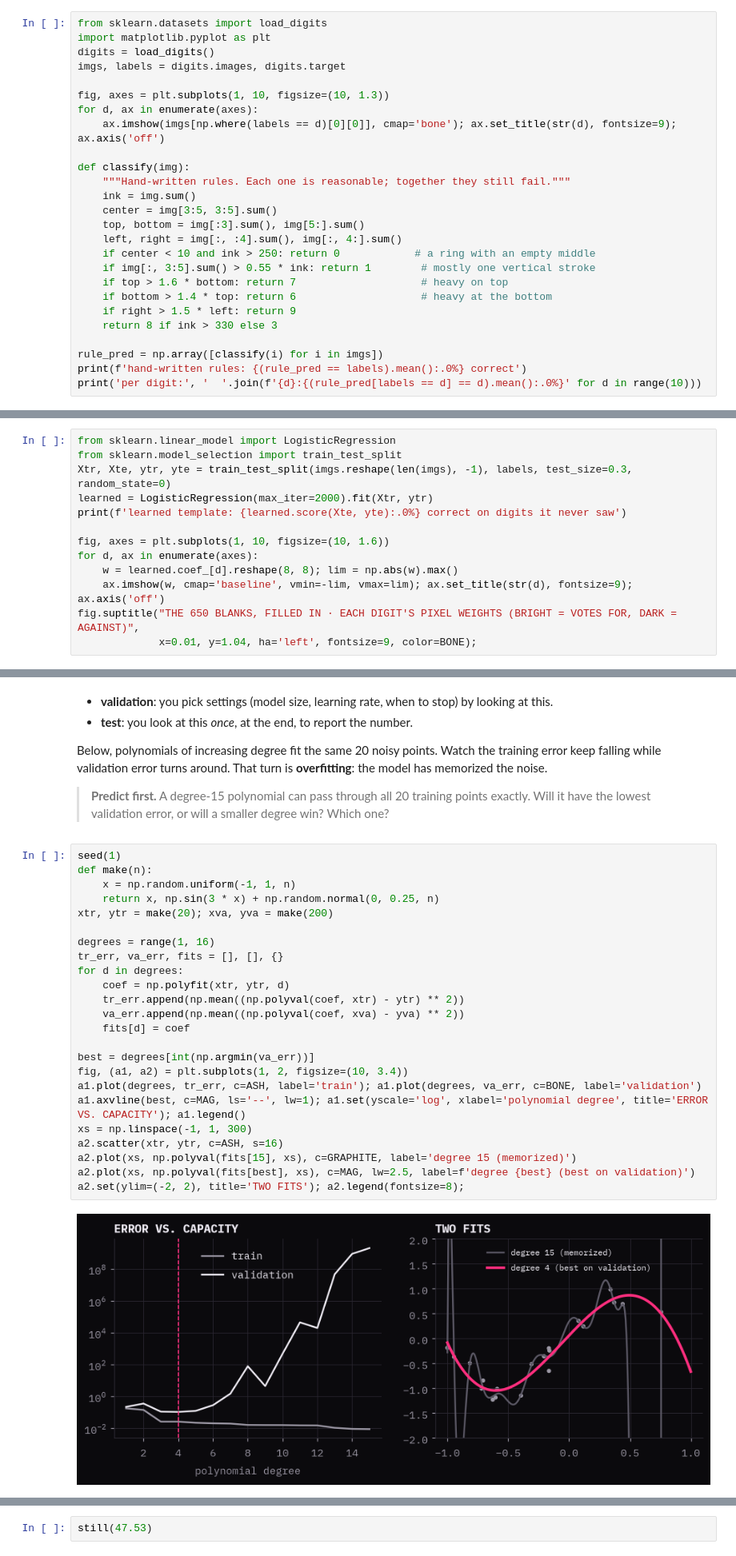
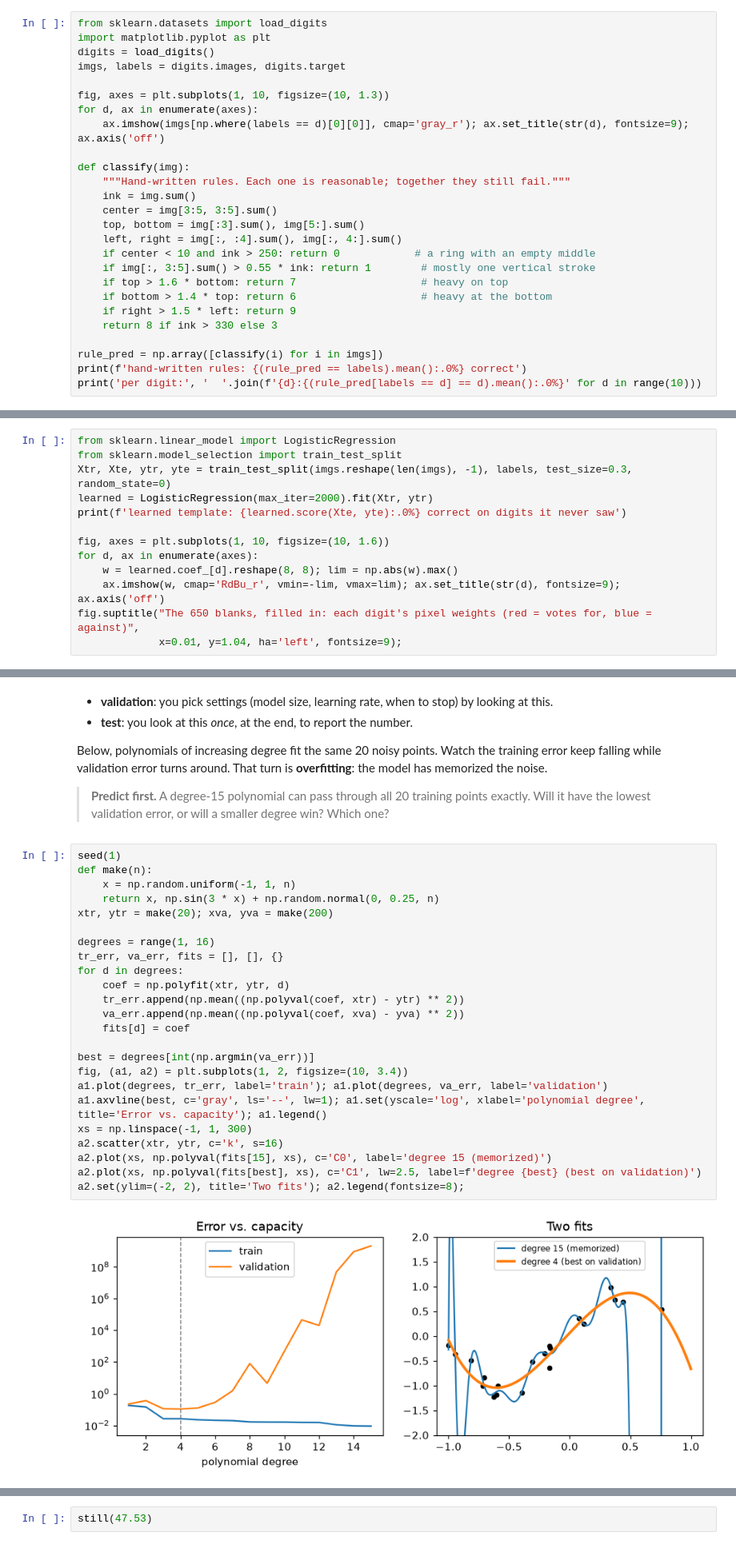
Before and after one commit to alvin-c-shih/baseline, a Jupyter notebook: course/notebooks/00_the_loop.ipynb, the cells around one changed output, grey strips where cells are left out. Shown at 80% size. Drawn from its saved outputs; the diff is of its cells as text.

```diff
--- a/course/notebooks/00_the_loop.ipynb
+++ b/course/notebooks/00_the_loop.ipynb
@@ -62,7 +62,7 @@ imgs, labels = digits.images, digits.target
 
 fig, axes = plt.subplots(1, 10, figsize=(10, 1.3))
 for d, ax in enumerate(axes):
-    ax.imshow(imgs[np.where(labels == d)[0][0]], cmap='bone'); ax.set_title(str(d), fontsize=9); ax.axis('off')
+    ax.imshow(imgs[np.where(labels == d)[0][0]], cmap='gray_r'); ax.set_title(str(d), fontsize=9); ax.axis('off')
 
 def classify(img):
     """Hand-written rules. Each one is reasonable; together they still fail."""
@@ -96,8 +96,8 @@ print(f'learned template: {learned.score(Xte, yte):.0%} correct on digits it nev
 fig, axes = plt.subplots(1, 10, figsize=(10, 1.6))
 for d, ax in enumerate(axes):
     w = learned.coef_[d].reshape(8, 8); lim = np.abs(w).max()
-    ax.imshow(w, cmap='baseline', vmin=-lim, vmax=lim); ax.set_title(str(d), fontsize=9); ax.axis('off')
-fig.suptitle("THE 650 BLANKS, FILLED IN · EACH DIGIT'S PIXEL WEIGHTS (BRIGHT = VOTES FOR, DARK = AGAINST)",
-             x=0.01, y=1.04, ha='left', fontsize=9, color=BONE);
+    ax.imshow(w, cmap='RdBu_r', vmin=-lim, vmax=lim); ax.set_title(str(d), fontsize=9); ax.axis('off')
+fig.suptitle("The 650 blanks, filled in: each digit's pixel weights (red = votes for, blue = against)",
+             x=0.01, y=1.04, ha='left', fontsize=9);
 # %% [output]
 learned template: 95% correct on digits it never saw
@@ -362,29 +362,29 @@ Below, polynomials of increasing degree fit the same 20 noisy points. Watch the
 # %%
 seed(1)
 def make(n):
     x = np.random.uniform(-1, 1, n)
     return x, np.sin(3 * x) + np.random.normal(0, 0.25, n)
 xtr, ytr = make(20); xva, yva = make(200)
 
 degrees = range(1, 16)
 tr_err, va_err, fits = [], [], {}
 for d in degrees:
     coef = np.polyfit(xtr, ytr, d)
     tr_err.append(np.mean((np.polyval(coef, xtr) - ytr) ** 2))
     va_err.append(np.mean((np.polyval(coef, xva) - yva) ** 2))
     fits[d] = coef
 
 best = degrees[int(np.argmin(va_err))]
 fig, (a1, a2) = plt.subplots(1, 2, figsize=(10, 3.4))
-a1.plot(degrees, tr_err, c=ASH, label='train'); a1.plot(degrees, va_err, c=BONE, label='validation')
-a1.axvline(best, c=MAG, ls='--', lw=1); a1.set(yscale='log', xlabel='polynomial degree', title='ERROR VS. CAPACITY'); a1.legend()
+a1.plot(degrees, tr_err, label='train'); a1.plot(degrees, va_err, label='validation')
+a1.axvline(best, c='gray', ls='--', lw=1); a1.set(yscale='log', xlabel='polynomial degree', title='Error vs. capacity'); a1.legend()
 xs = np.linspace(-1, 1, 300)
-a2.scatter(xtr, ytr, c=ASH, s=16)
-a2.plot(xs, np.polyval(fits[15], xs), c=GRAPHITE, label='degree 15 (memorized)')
-a2.plot(xs, np.polyval(fits[best], xs), c=MAG, lw=2.5, label=f'degree {best} (best on validation)')
-a2.set(ylim=(-2, 2), title='TWO FITS'); a2.legend(fontsize=8);
+a2.scatter(xtr, ytr, c='k', s=16)
+a2.plot(xs, np.polyval(fits[15], xs), c='C0', label='degree 15 (memorized)')
+a2.plot(xs, np.polyval(fits[best], xs), c='C1', lw=2.5, label=f'degree {best} (best on validation)')
+a2.set(ylim=(-2, 2), title='Two fits'); a2.legend(fontsize=8);
 # %% [output]
-[figure, old version]
+[figure, new version]
 # %% [markdown]
 ## 0.8 Benchmarks and leaderboards
 The chorus is about **benchmarks**: a fixed public test set and a metric that everyone reports. ImageNet top-5 error, WMT14 BLEU, LAMBADA accuracy. Benchmarks are what let a field say "state of the art". They also have the weakness the song is about. A benchmark rewards whatever wins on it, and when everyone tunes against the same test set, it slowly turns into a validation set.
```
Also changed, not shown: parts of 6 cells of this notebook, 14 other files.
